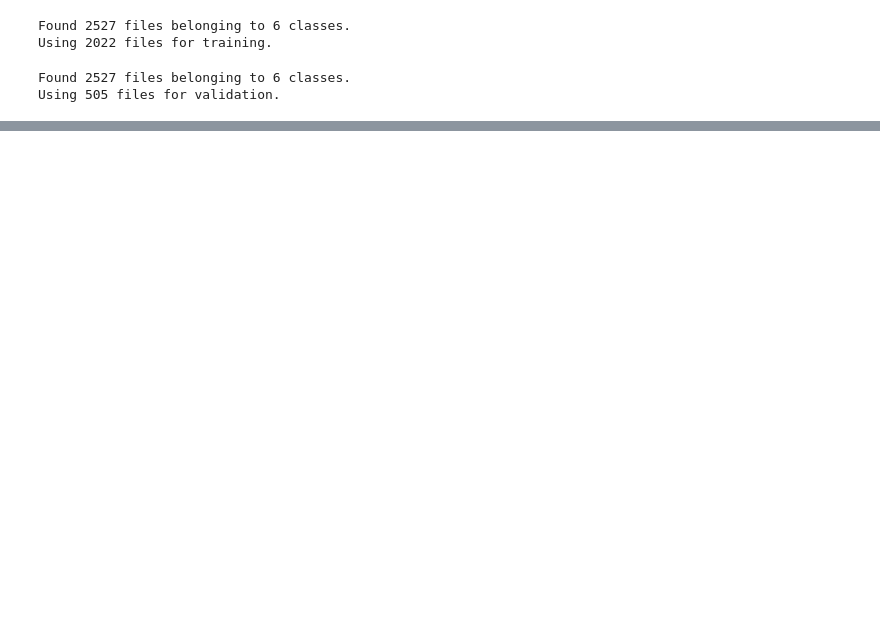
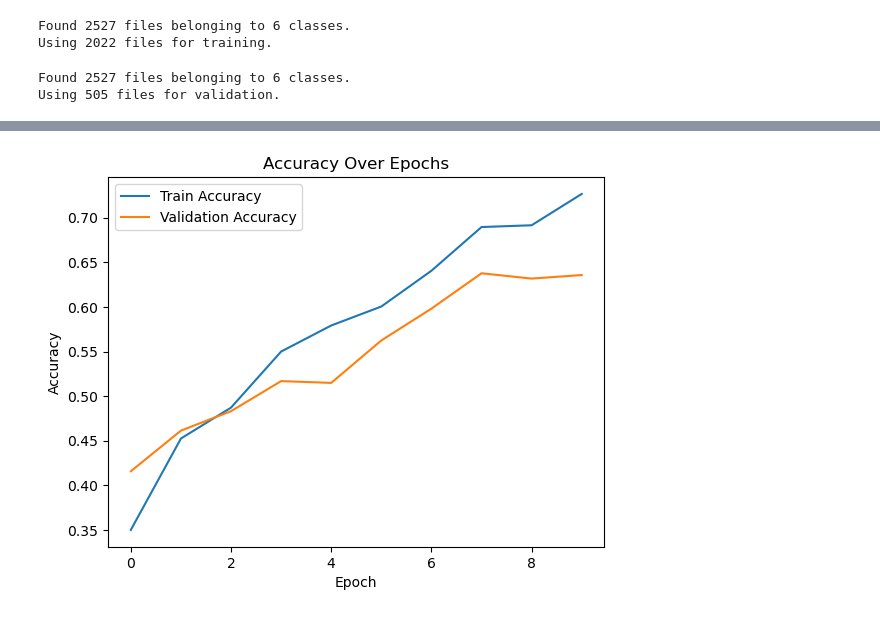
Before and after one commit to sanchita409/Garbage-Classification-Project, a Jupyter notebook: Garbage Classification Project.ipynb, the cells around one changed output, grey strips where cells are left out. Saved outputs shown, nothing was run; the diff lists cells and outputs as text; code cells hidden in the pictures; blank space fills up the shorter version.

```diff
--- a/Garbage Classification Project.ipynb
+++ b/Garbage Classification Project.ipynb
@@ -35,0 +65,22 @@ Using 505 files for validation.
+# %%
+
+model = models.Sequential([
+    keras.Input(shape=(124,124,3)),
+    layers.Rescaling(1./255),  # normalize pixel values
+
+    layers.Conv2D(32, (3,3), activation='relu'),
+    layers.MaxPooling2D(),
+
+    layers.Conv2D(64, (3,3), activation='relu'),
+    layers.MaxPooling2D(),
+
+    layers.Conv2D(128, (3,3), activation='relu'),
+    layers.MaxPooling2D(),
+
+    layers.Flatten(),
+    layers.Dense(128, activation='relu'),
+    layers.Dropout(0.5),
+    layers.Dense(len(class_names), activation='softmax')  # output neurons = number of classes
+])
+
+model.summary()
@@ -35,0 +155,8 @@ Using 505 files for validation.
+# %%
+model.compile(
+    optimizer='adam',
+    loss='sparse_categorical_crossentropy',  # or 'categorical_crossentropy' depending on your labels
+    metrics=['accuracy']
+)
+# %%
+history = model.fit(train_ds, validation_data=val_ds, epochs=10)
@@ -35,0 +184,10 @@ Using 505 files for validation.
+# %%
+plt.plot(history.history['accuracy'], label='Train Accuracy')
+plt.plot(history.history['val_accuracy'], label='Validation Accuracy')
+plt.title('Accuracy Over Epochs')
+plt.xlabel('Epoch')
+plt.ylabel('Accuracy')
+plt.legend()
+plt.show()
+# %% [output]
+[figure, added]
```
Also changed, not shown: parts of 9 cells of this notebook.
